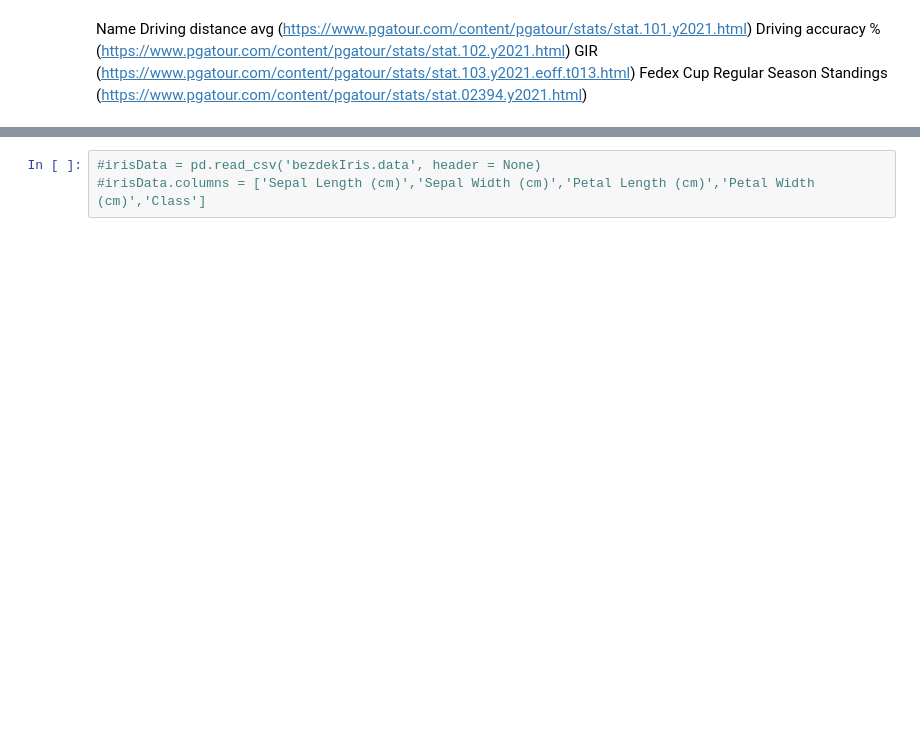
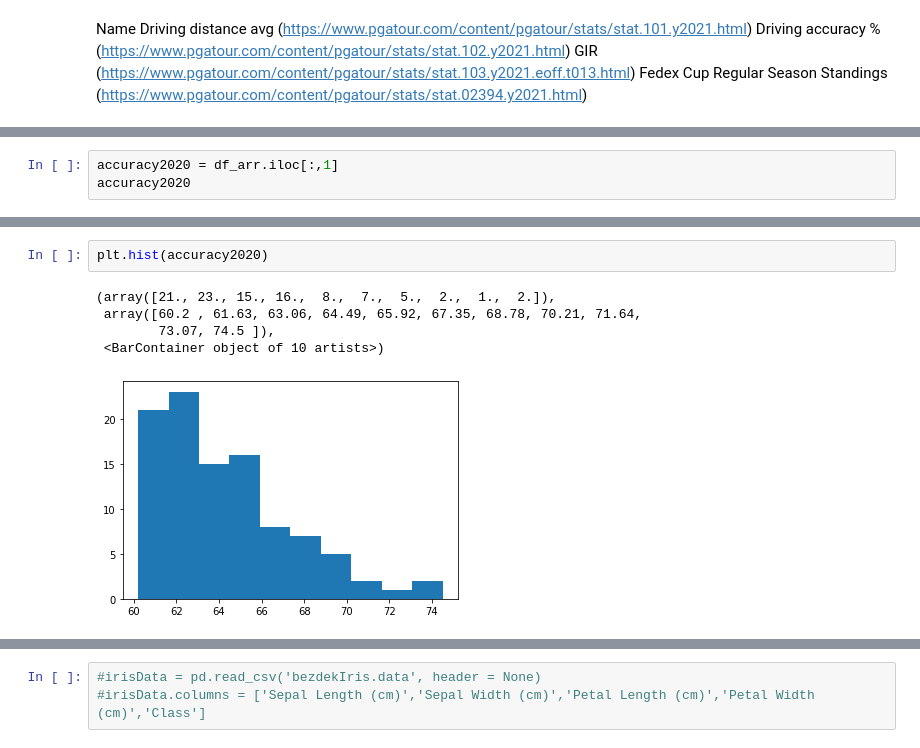
Before and after one commit to AndyWalker81/ProgrammingForDataAnalysis_Project, a Jupyter notebook: Programming_Project.ipynb, the cells around one changed output, grey strips where cells are left out. Drawn from its saved outputs; the diff is of its cells as text; blank space fills up the shorter version.

```diff
--- a/Programming_Project.ipynb
+++ b/Programming_Project.ipynb
@@ -137,0 +161,3 @@ df1.iloc[:,:]
+# %%
+accuracy2020 = df_arr.iloc[:,1]
+accuracy2020
@@ -137,0 +177,8 @@ df1.iloc[:,:]
+# %%
+plt.hist(accuracy2020)
+# %% [output]
+(array([21., 23., 15., 16.,  8.,  7.,  5.,  2.,  1.,  2.]),
+ array([60.2 , 61.63, 63.06, 64.49, 65.92, 67.35, 68.78, 70.21, 71.64,
+        73.07, 74.5 ]),
+ <BarContainer object of 10 artists>)
+[figure, added]
```
Also changed, not shown: parts of 29 cells of this notebook, 9 other files.
